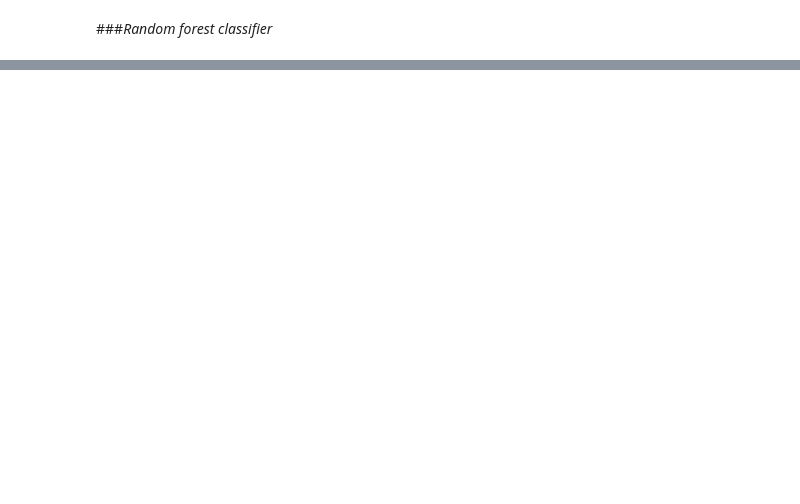
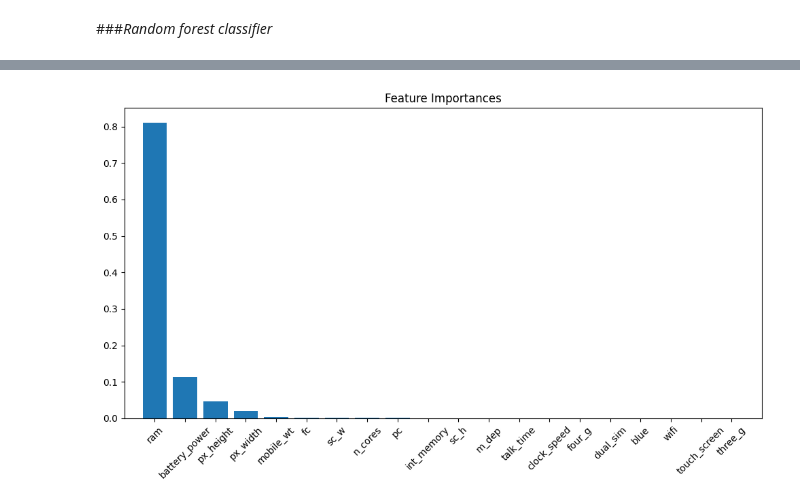
Before and after one commit to juel-123/Mobile_price_prediction.ipynb, a Jupyter notebook: Mobile_price_prediction.ipynb, the cells around one changed output, grey strips where cells are left out. Saved outputs shown, nothing was run; the diff lists cells and outputs as text; code cells hidden in the pictures; blank space fills up the shorter version.

```diff
--- a/Mobile_price_prediction.ipynb
+++ b/Mobile_price_prediction.ipynb
@@ -826,0 +1094,6 @@ weighted avg       0.95      0.95      0.95      1571
+# %%
+parameters = {'learning_rate':[0.005,1,2,3],'min_samples_split':range(10,26)}
+# %%
+# let's apply GridSearchCV
+gbc_tune = GridSearchCV(gbc,parameters, cv= 5,scoring='accuracy',verbose=1)
+gbc_tune.fit(x_train,y_train)
@@ -826,0 +1110,4 @@ weighted avg       0.95      0.95      0.95      1571
+# %%
+# fitting with the best parameters
+gbc_best_p = GradientBoostingClassifier(learning_rate= 1, min_samples_split= 17,random_state=0)
+gbc_best_p.fit(x_train,y_train)
@@ -826,0 +1154,18 @@ weighted avg       0.95      0.95      0.95      1571
+# %%
+#feature importance
+def plot_feature_importance(algo, feature_names):
+    importances = algo.feature_importances_
+    indices = np.argsort(importances)[::-1]
+
+    plt.figure(figsize=(10, 6))
+    plt.title("Feature Importances")
+    plt.bar(range(x.shape[1]), importances[indices], align="center")
+    plt.xticks(range(x.shape[1]), [feature_names[i] for i in indices], rotation=45)
+    plt.xlim([-1, x.shape[1]])
+    plt.tight_layout()
+    plt.show()
+# %%
+# Call the function to plot feature importance
+plot_feature_importance(gbc_best_p, x.columns)
+# %% [output]
+[figure, added]
```
Also changed, not shown: parts of 109 cells of this notebook.
